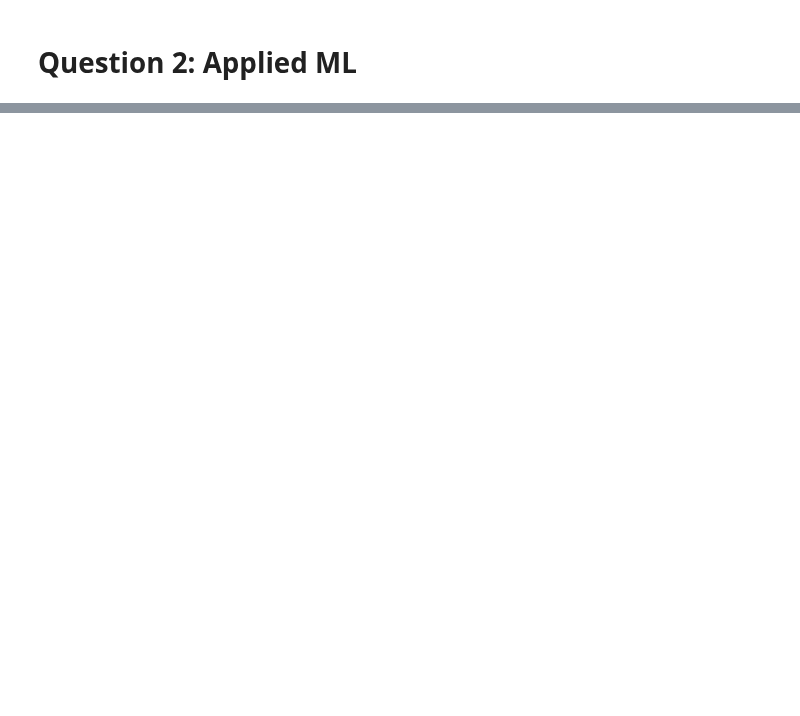
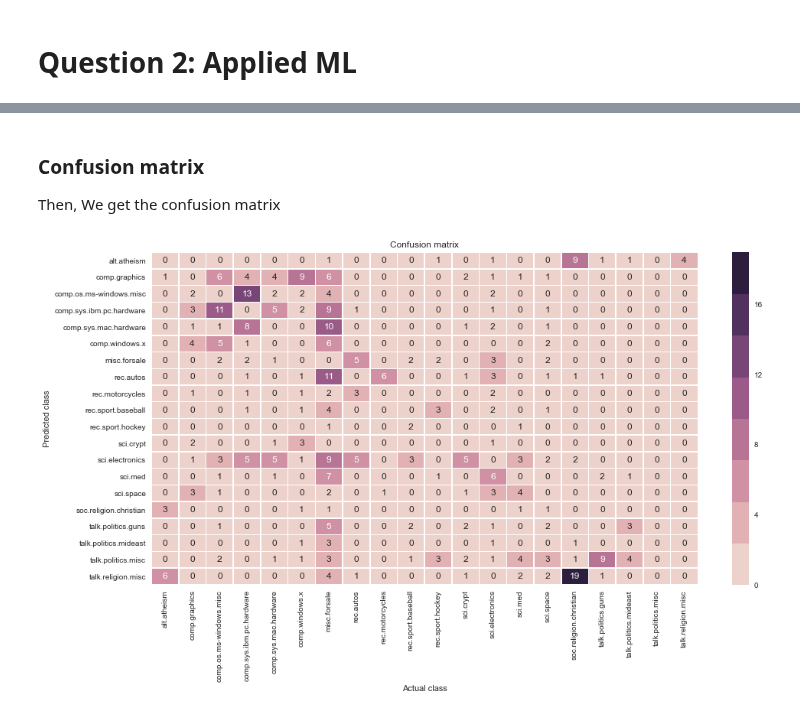
Before and after one commit to MsSquirrel/ADA---MAK, a Jupyter notebook: 04 - Applied ML/alex/Homework 4.ipynb, the cells around one changed output, grey strips where cells are left out. Drawn from its saved outputs; the diff is of its cells as text; code cells hidden in the pictures; blank space fills up the shorter version.

```diff
--- a/04 - Applied ML/alex/Homework 4.ipynb
+++ b/04 - Applied ML/alex/Homework 4.ipynb
@@ -272,0 +304,2 @@ plot_bar_box('treat', 're78', df_matched_new, ['non treat', 'treat'], 'Real earn
+# %%
+rfc_gridsearch = GridSearchCV(rfc, param_grid=param_grid, verbose=2, cv=s)
@@ -272,0 +309,5 @@ plot_bar_box('treat', 're78', df_matched_new, ['non treat', 'treat'], 'Real earn
+# %%
+rfc_gridsearch.fit(X, y)
+print(rfc_gridsearch.best_params_)
+results = pd.DataFrame(rfc_gridsearch.cv_results_)
+results.to_csv(path_or_buf='data/results_gridsearch.csv', encoding='utf8')
@@ -272,0 +317,3 @@ plot_bar_box('treat', 're78', df_matched_new, ['non treat', 'treat'], 'Real earn
+# %%
+rfc.set_params(n_estimators=100, max_depth=20)
+rfc.fit(X, y)
@@ -272,0 +328,3 @@ plot_bar_box('treat', 're78', df_matched_new, ['non treat', 'treat'], 'Real earn
+# %%
+y_pred = rfc.predict(X_test)
+accuracy_score(y_pred, y_test)
@@ -272,0 +355,15 @@ plot_bar_box('treat', 're78', df_matched_new, ['non treat', 'treat'], 'Real earn
+# %% [markdown]
+### Confusion matrix
+Then, We get the confusion matrix
+# %%
+cm = confusion_matrix(y_test, y_pred)
+np.fill_diagonal(cm, 0)
+
+fig, ax = plt.subplots(1, figsize=(16, 8))
+sns.heatmap(cm, annot=True, fmt="d", linewidths=.5, xticklabels=newsgroups.target_names, yticklabels=newsgroups.target_names, cmap=sns.cubehelix_palette(8))
+ax.set_title('Confusion matrix')
+plt.xlabel('Actual class')
+plt.ylabel('Predicted class')
+plt.show()
+# %% [output]
+[figure, added]
```
Also changed, not shown: parts of 21 cells of this notebook, 2 other files.
